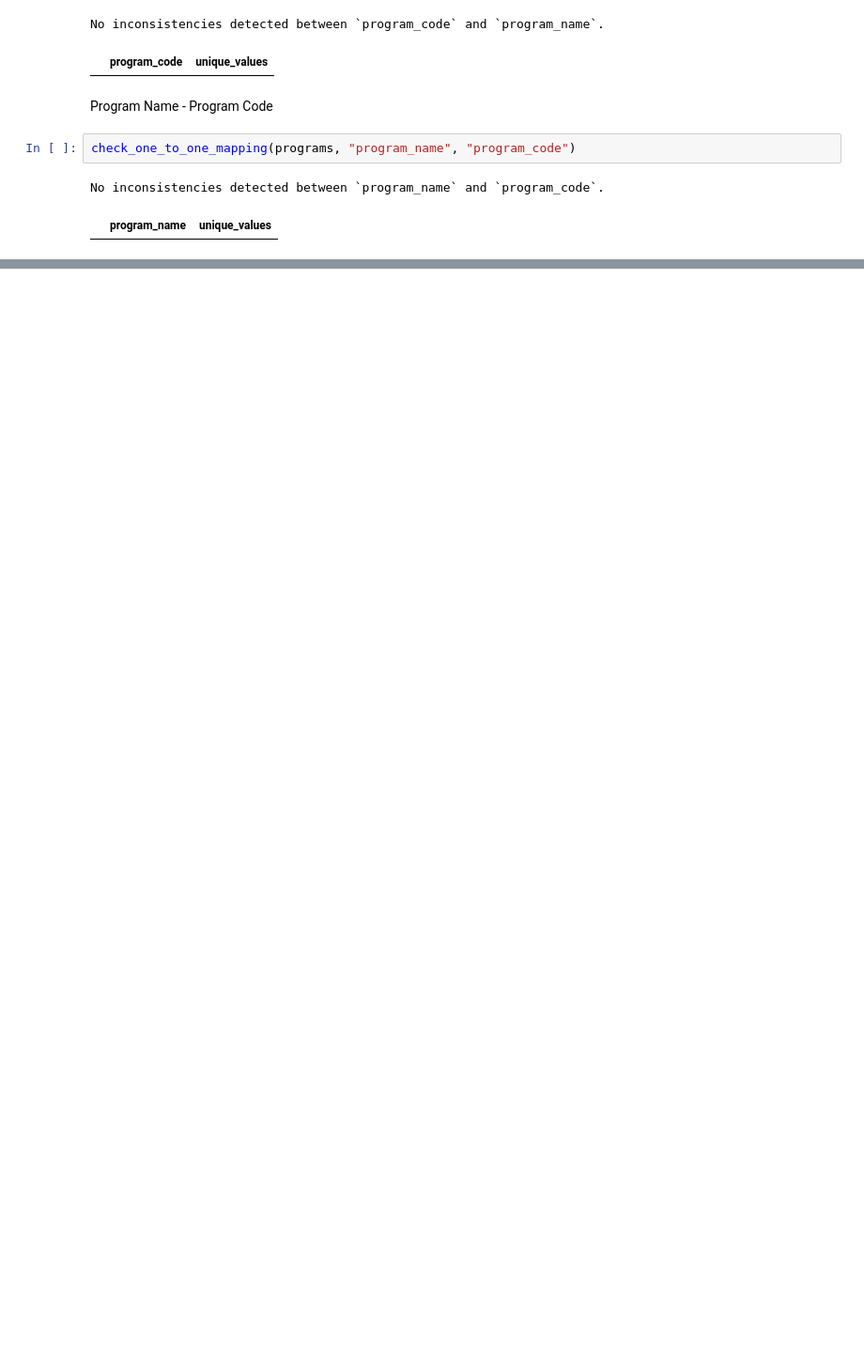
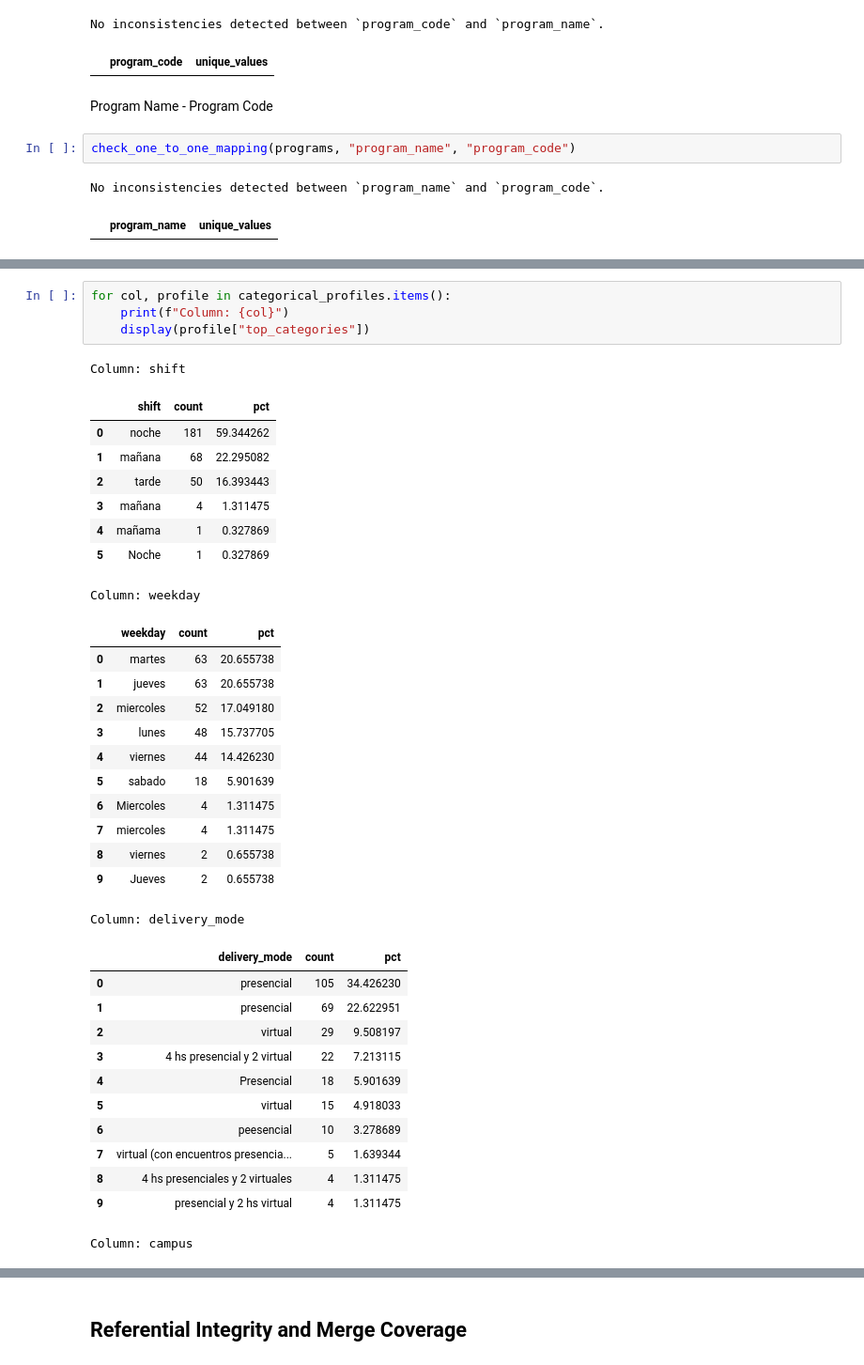
Before and after one commit to valentinarias-dtsc/higher-education-outcomes-analysis, a Jupyter notebook: notebooks/01_data_audit.ipynb, the cells around one changed output, grey strips where cells are left out. Shown at 94% size. Cells and saved outputs as stored; diff of their text form; blank space fills up the shorter version.

```diff
--- a/notebooks/01_data_audit.ipynb
+++ b/notebooks/01_data_audit.ipynb
@@ -175,0 +220,38 @@ No inconsistencies detected between `program_name` and `program_code`.
+# %%
+for col, profile in categorical_profiles.items():
+    print(f"Column: {col}")
+    display(profile["top_categories"])
+# %% [output]
+Column: shift
+|  | shift | count | pct |
+| 0 | noche | 181 | 59.344262 |
+| 1 | mañana | 68 | 22.295082 |
+| 2 | tarde | 50 | 16.393443 |
+| 3 | mañana | 4 | 1.311475 |
+| 4 | mañama | 1 | 0.327869 |
+| 5 | Noche | 1 | 0.327869 |
+Column: weekday
+|  | weekday | count | pct |
+| 0 | martes | 63 | 20.655738 |
+| 1 | jueves | 63 | 20.655738 |
+| 2 | miercoles | 52 | 17.049180 |
+| 3 | lunes | 48 | 15.737705 |
+| 4 | viernes | 44 | 14.426230 |
+| 5 | sabado | 18 | 5.901639 |
+| 6 | Miercoles | 4 | 1.311475 |
+| 7 | miercoles | 4 | 1.311475 |
+| 8 | viernes | 2 | 0.655738 |
+| 9 | Jueves | 2 | 0.655738 |
+Column: delivery_mode
+|  | delivery_mode | count | pct |
+| 0 | presencial | 105 | 34.426230 |
+| 1 | presencial | 69 | 22.622951 |
+| 2 | virtual | 29 | 9.508197 |
+| 3 | 4 hs presencial y 2 virtual | 22 | 7.213115 |
+| 4 | Presencial | 18 | 5.901639 |
+| 5 | virtual | 15 | 4.918033 |
+| 6 | peesencial | 10 | 3.278689 |
+| 7 | virtual (con encuentros presencia... | 5 | 1.639344 |
+| 8 | 4 hs presenciales y 2 virtuales | 4 | 1.311475 |
+| 9 | presencial y 2 hs virtual | 4 | 1.311475 |
+Column: campus
@@ -175,0 +265,2 @@ No inconsistencies detected between `program_name` and `program_code`.
+# %% [markdown]
+## Referential Integrity and Merge Coverage
```
Also changed, not shown: parts of 10 cells of this notebook.
